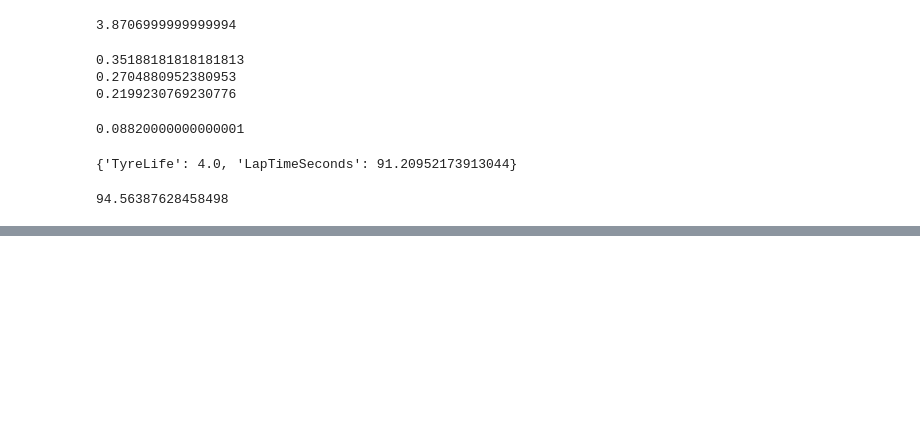
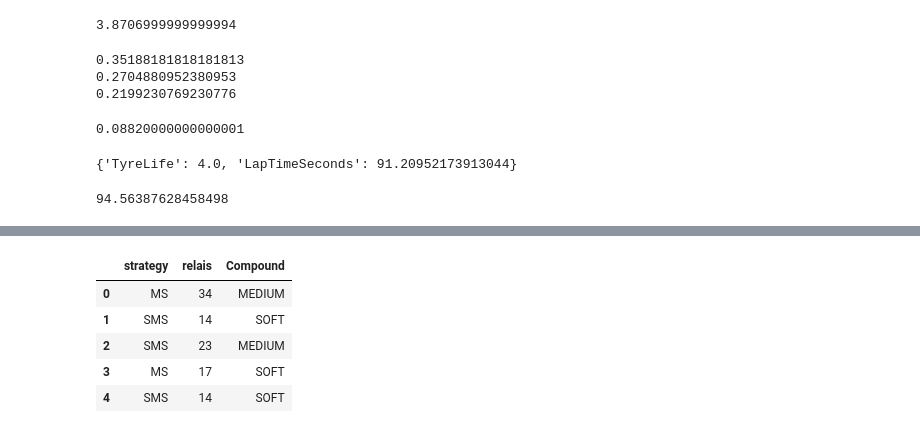
Before and after one commit to GuillaumeArp/Jedha_F1_Project, a Jupyter notebook: Guillaume/modelev3_guillaume.ipynb, the cells around one changed output, grey strips where cells are left out. Drawn from its saved outputs; the diff is of its cells as text; code cells hidden in the pictures; blank space fills up the shorter version.

```diff
--- a/Guillaume/modelev3_guillaume.ipynb
+++ b/Guillaume/modelev3_guillaume.ipynb
@@ -332,0 +367,9 @@ df_times.to_csv(f'../data/prediction_times_round_{gp_round}.csv')
+# %%
+pitstrat
+# %% [output]
+|  | strategy | relais | Compound |
+| 0 | MS | 34 | MEDIUM |
+| 1 | SMS | 14 | SOFT |
+| 2 | SMS | 23 | MEDIUM |
+| 3 | MS | 17 | SOFT |
+| 4 | SMS | 14 | SOFT |
```
Also changed, not shown: parts of 17 cells of this notebook, 3 other files.
